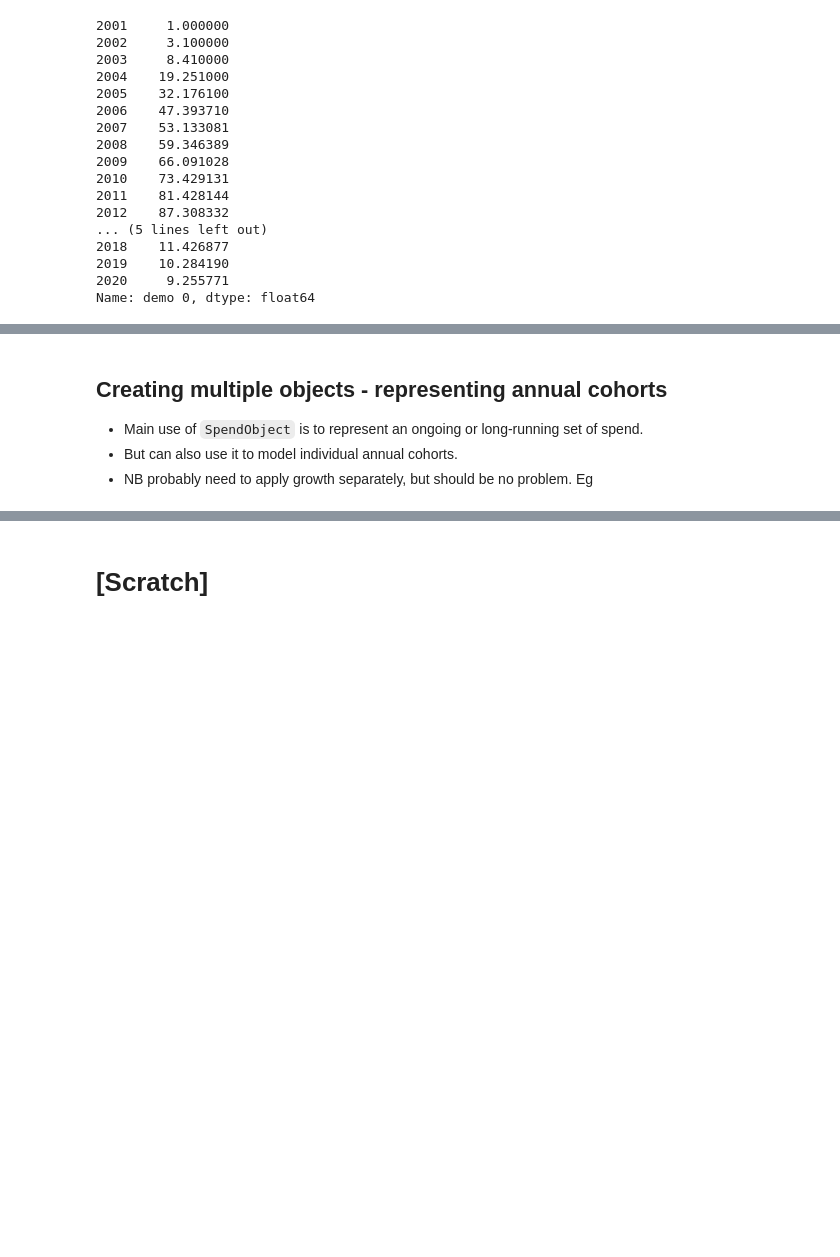
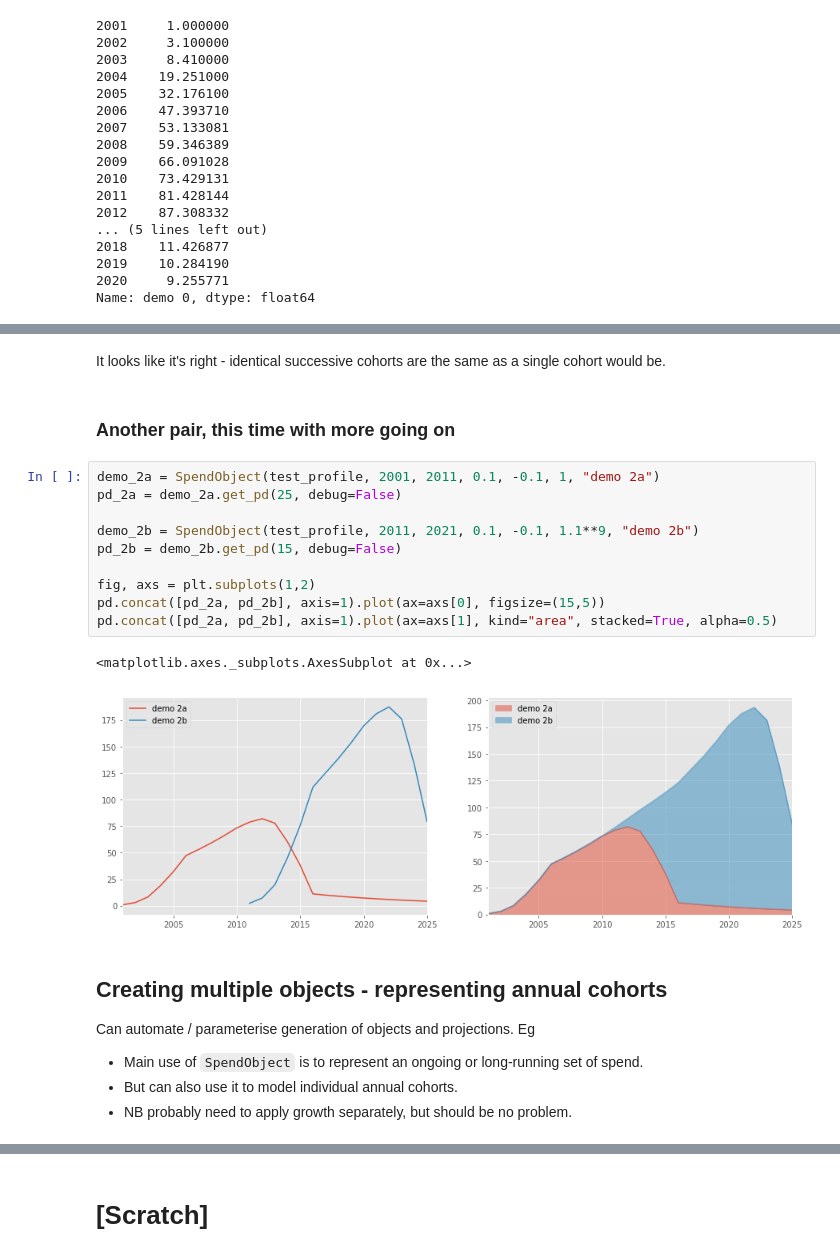
Before and after one commit to opi9a/data_accelerator, a Jupyter notebook: spend_main_dev.ipynb, the cells around one changed output, grey strips where cells are left out. Cells and saved outputs as stored; diff of their text form; blank space fills up the shorter version.

```diff
--- a/spend_main_dev.ipynb
+++ b/spend_main_dev.ipynb
@@ -277,9 +278,27 @@ pd.concat([pd_1a, pd_1b], axis=1).plot(kind="area", stacked=True, alpha=0.5)
+# %% [markdown]
+It looks like it's right - identical successive cohorts are the same as a single cohort would be.
+# %% [markdown]
+### Another pair, this time with more going on
+# %%
+demo_2a = SpendObject(test_profile, 2001, 2011, 0.1, -0.1, 1, "demo 2a")
+pd_2a = demo_2a.get_pd(25, debug=False)
+
+demo_2b = SpendObject(test_profile, 2011, 2021, 0.1, -0.1, 1.1**9, "demo 2b")
+pd_2b = demo_2b.get_pd(15, debug=False)
+
+fig, axs = plt.subplots(1,2)
+pd.concat([pd_2a, pd_2b], axis=1).plot(ax=axs[0], figsize=(15,5))
+pd.concat([pd_2a, pd_2b], axis=1).plot(ax=axs[1], kind="area", stacked=True, alpha=0.5)
+# %% [output]
+<matplotlib.axes._subplots.AxesSubplot at 0x...>
+[figure, added]
 # %% [markdown]
 ## Creating multiple objects - representing annual cohorts
 
+Can automate / parameterise generation of objects and projections.  Eg
 - Main use of `SpendObject` is to represent an ongoing or long-running set of spend.
 - But can also use it to model individual annual cohorts.
-- NB probably need to apply growth separately, but should be no problem.  Eg
+- NB probably need to apply growth separately, but should be no problem.
 # %%
 series = []
 for year in range(2000, 2010):
```
Also changed, not shown: parts of 9 cells of this notebook.
